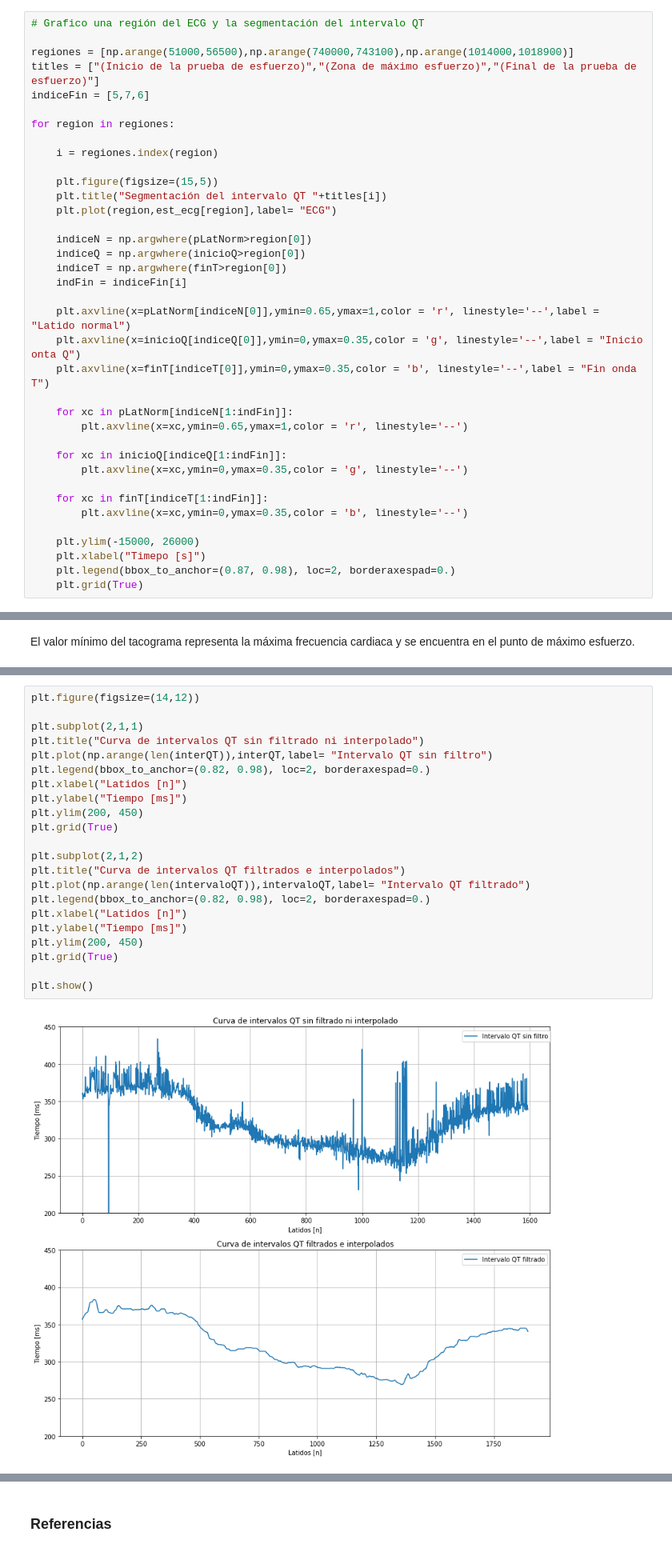
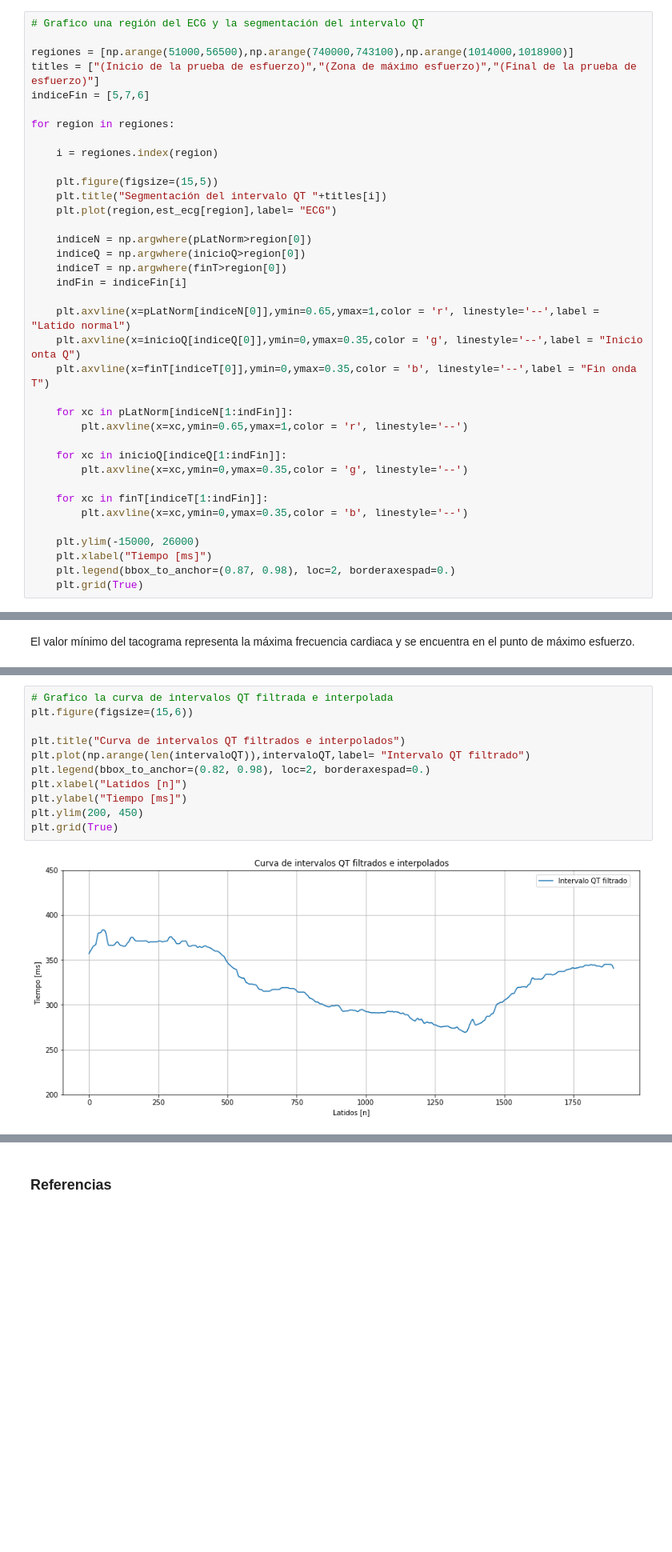
Before and after one commit to valentinPertierra/DSP_UTN, a Jupyter notebook: Proyecto final/notebook/Trabajo Final.ipynb, the cells around one changed output, grey strips where cells are left out. Shown at 80% size. Cells and saved outputs as stored; diff of their text form; blank space fills up the shorter version.

```diff
--- a/Proyecto final/notebook/Trabajo Final.ipynb
+++ b/Proyecto final/notebook/Trabajo Final.ipynb
@@ -582,7 +581,7 @@ for region in regiones:
         plt.axvline(x=xc,ymin=0,ymax=0.35,color = 'b', linestyle='--')
 
     plt.ylim(-15000, 26000)
-    plt.xlabel("Timepo [s]")
+    plt.xlabel("Tiempo [ms]")
     plt.legend(bbox_to_anchor=(0.87, 0.98), loc=2, borderaxespad=0.)
     plt.grid(True)
 # %% [output]
@@ -659,24 +731,13 @@ intervaloQT = sig.medfilt(intervaloQT,3)
 # %%
-plt.figure(figsize=(14,12))
+# Grafico la curva de intervalos QT filtrada e interpolada
+plt.figure(figsize=(15,6))
 
-plt.subplot(2,1,1)
-plt.title("Curva de intervalos QT sin filtrado ni interpolado")
-plt.plot(np.arange(len(interQT)),interQT,label= "Intervalo QT sin filtro")
-plt.legend(bbox_to_anchor=(0.82, 0.98), loc=2, borderaxespad=0.)
-plt.xlabel("Latidos [n]")
-plt.ylabel("Tiempo [ms]")
-plt.ylim(200, 450)
-plt.grid(True)
-
-plt.subplot(2,1,2)
 plt.title("Curva de intervalos QT filtrados e interpolados")
 plt.plot(np.arange(len(intervaloQT)),intervaloQT,label= "Intervalo QT filtrado")
 plt.legend(bbox_to_anchor=(0.82, 0.98), loc=2, borderaxespad=0.)
 plt.xlabel("Latidos [n]")
 plt.ylabel("Tiempo [ms]")
 plt.ylim(200, 450)
 plt.grid(True)
-
-plt.show()
 # %% [output]
-[figure, old version]
+[figure, new version]
```
Also changed, not shown: parts of 13 cells of this notebook.
